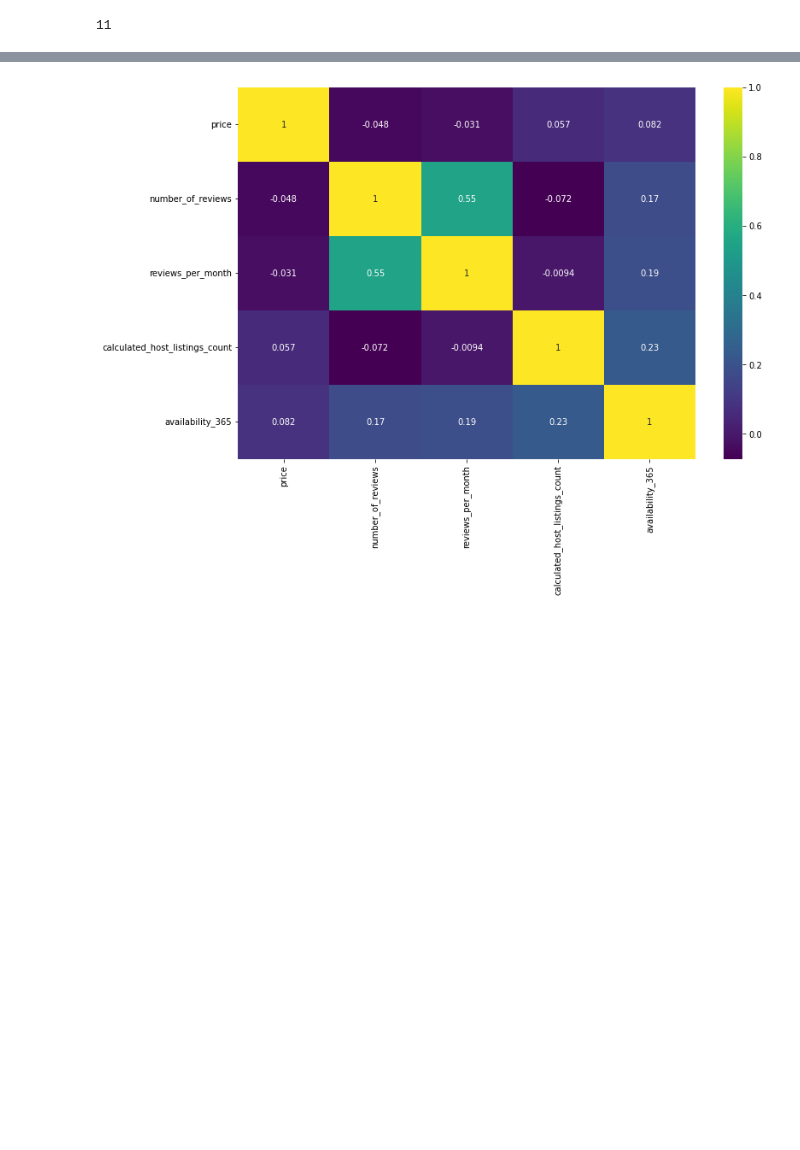
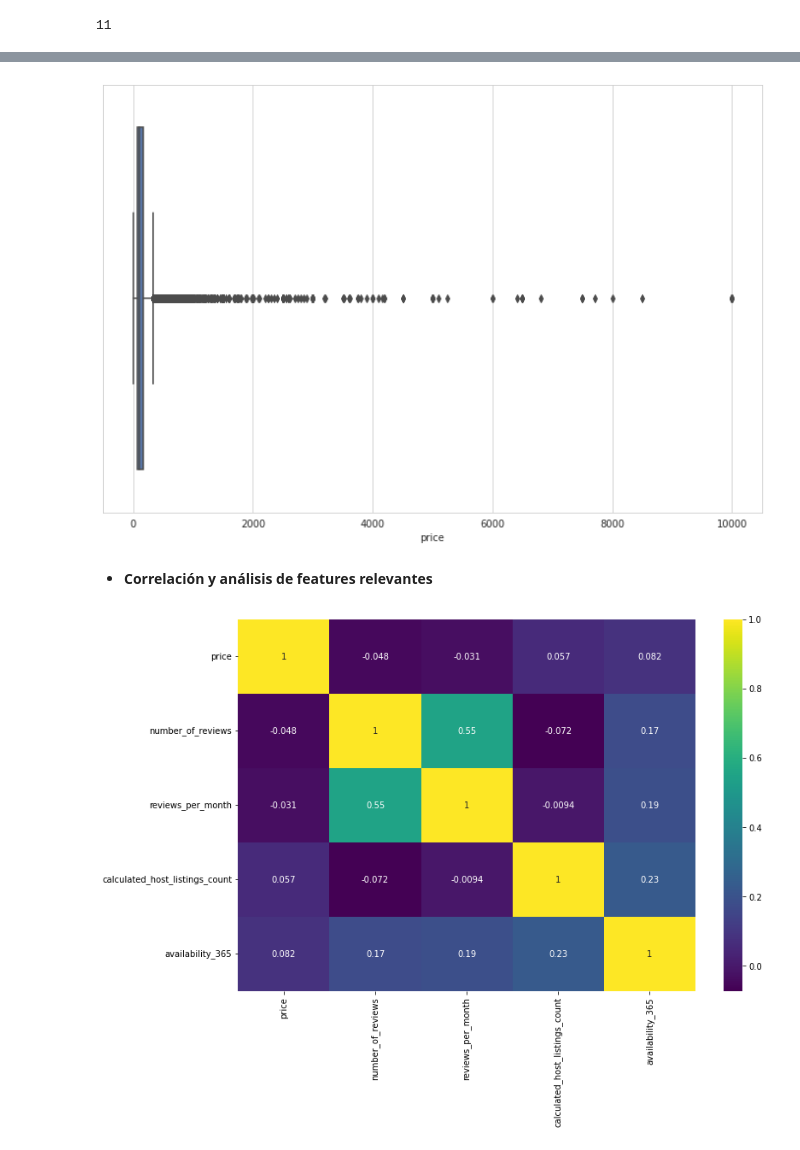
Before and after one commit to easyundercover/data-preprocessing-project, a Jupyter notebook: src/explore.ipynb, the cells around one changed output, grey strips where cells are left out. Cells and saved outputs as stored; diff of their text form; code cells hidden in the pictures; blank space fills up the shorter version.

```diff
--- a/src/explore.ipynb
+++ b/src/explore.ipynb
@@ -232,0 +233,11 @@ df['last_review'] = df['last_review'].fillna(0)
+# %%
+df = df[(df.price>lb) & (df.price<ub)]
+#Eliminamos los outliers
+# %%
+plt.figure(figsize = (12, 8))
+sns.set_style("whitegrid")
+sns.boxplot(x = df['price'], palette = "deep")
+plt.show()
+#Boxplot de precios sin los outliers (considerando el IQR approach), vemos que igual hay algunos outliers
+# %% [output]
+[figure, added]
@@ -233 +247,3 @@ df['last_review'] = df['last_review'].fillna(0)
+# %% [markdown]
+* **Correlación y análisis de features relevantes**
 # %%
```
Also changed, not shown: parts of 63 cells of this notebook, 4 other files.
